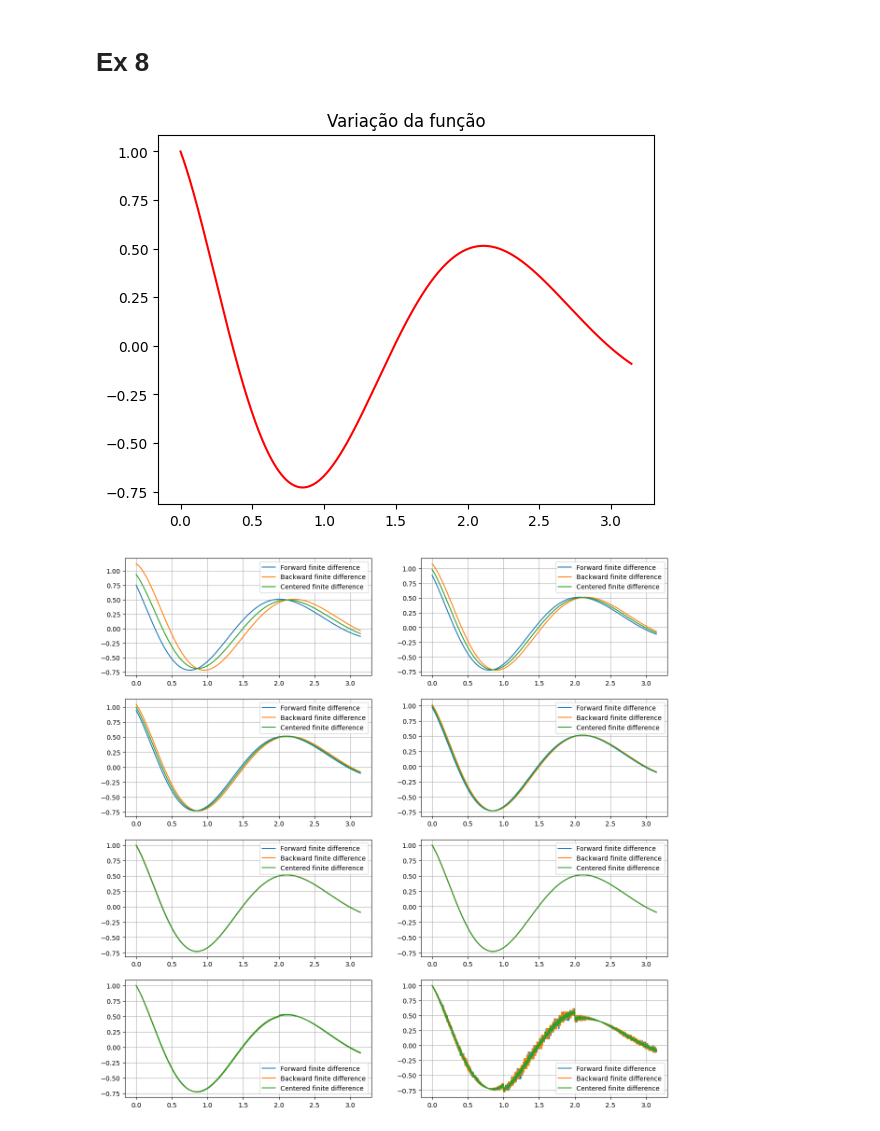
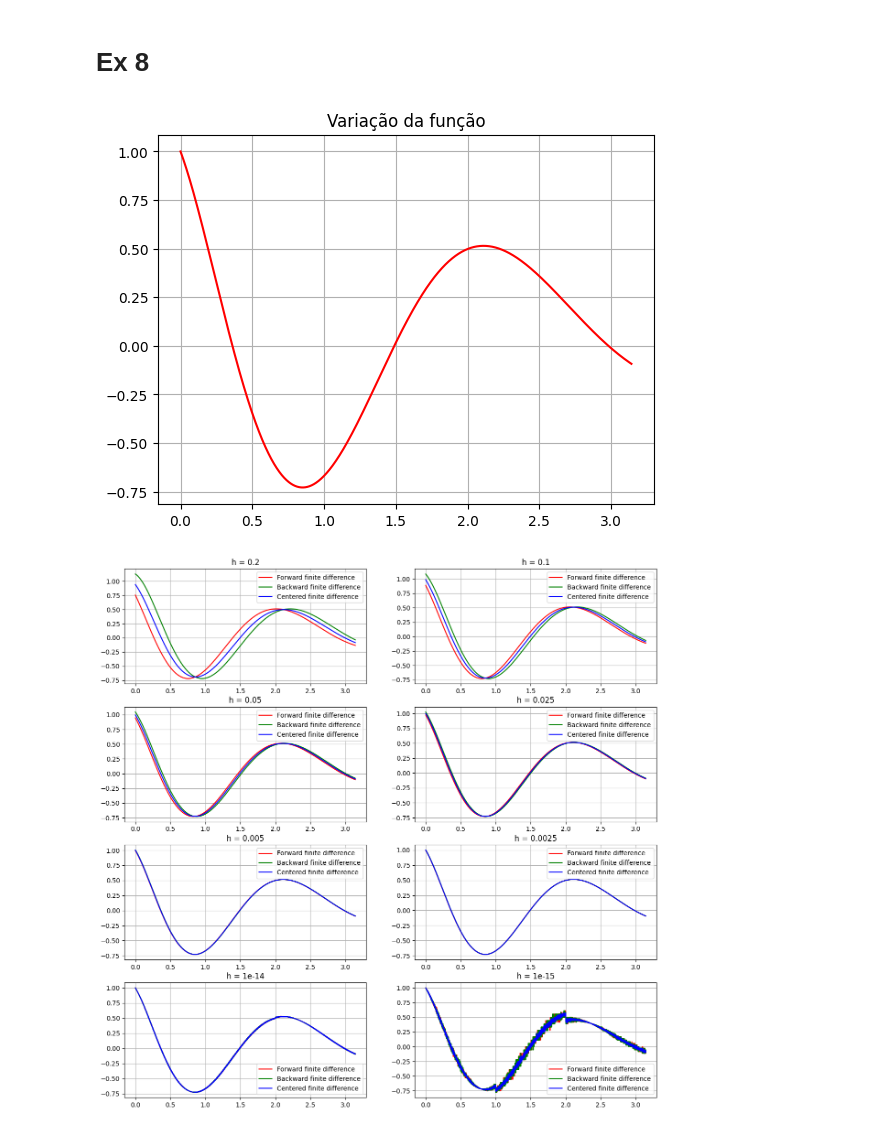
Before and after one commit to LuisFSForti/Atividades_USP, a Jupyter notebook: Calculo_Numerico/Atividade_5/Atividade5.ipynb, the cells around one changed output. Drawn from its saved outputs; the diff is of its cells as text; code cells hidden in the pictures.

```diff
--- a/Calculo_Numerico/Atividade_5/Atividade5.ipynb
+++ b/Calculo_Numerico/Atividade_5/Atividade5.ipynb
@@ -531,31 +541,33 @@ res = DerivadaDaFunc8(X)
 
 plt.plot(X, res, "-r")
 plt.title("Variação da função")
+plt.grid()
 plt.show()
 # %% [output]
-[figure, old version]
+[figure, new version]
 # %%
 #Letra B
 X = np.linspace(0, math.pi, 10000)
 h = [[0.2,0.1],[0.05,0.025],[0.005,0.0025],[1e-14, 1e-15]]
 
 fig, ax = plt.subplots(len(h),len(h[0]))
 
 fig.set_figheight(15)
 fig.set_figwidth(15)
 
 for i in range(len(h)):
     for j in range(len(h[i])):
         res = Derivadas(X, Func8, h[i][j])
-        ax[i,j].plot(X, res[0], label="Forward finite difference")
-        ax[i,j].plot(X, res[1], label="Backward finite difference")
-        ax[i,j].plot(X, res[2], label="Centered finite difference")
+        ax[i,j].plot(X, res[0], "-r", label="Forward finite difference")
+        ax[i,j].plot(X, res[1], "-g", label="Backward finite difference")
+        ax[i,j].plot(X, res[2], "-b", label="Centered finite difference")
+        ax[i,j].title.set_text("h = " + str(h[i][j]))
         ax[i,j].grid()
         ax[i,j].legend()
 
 plt.show()
 # %% [output]
-[figure, old version]
+[figure, new version]
 # %%
 #Letra C
 k = np.linspace(1, 10, 10)
```
Also changed, not shown: parts of 7 cells of this notebook.
